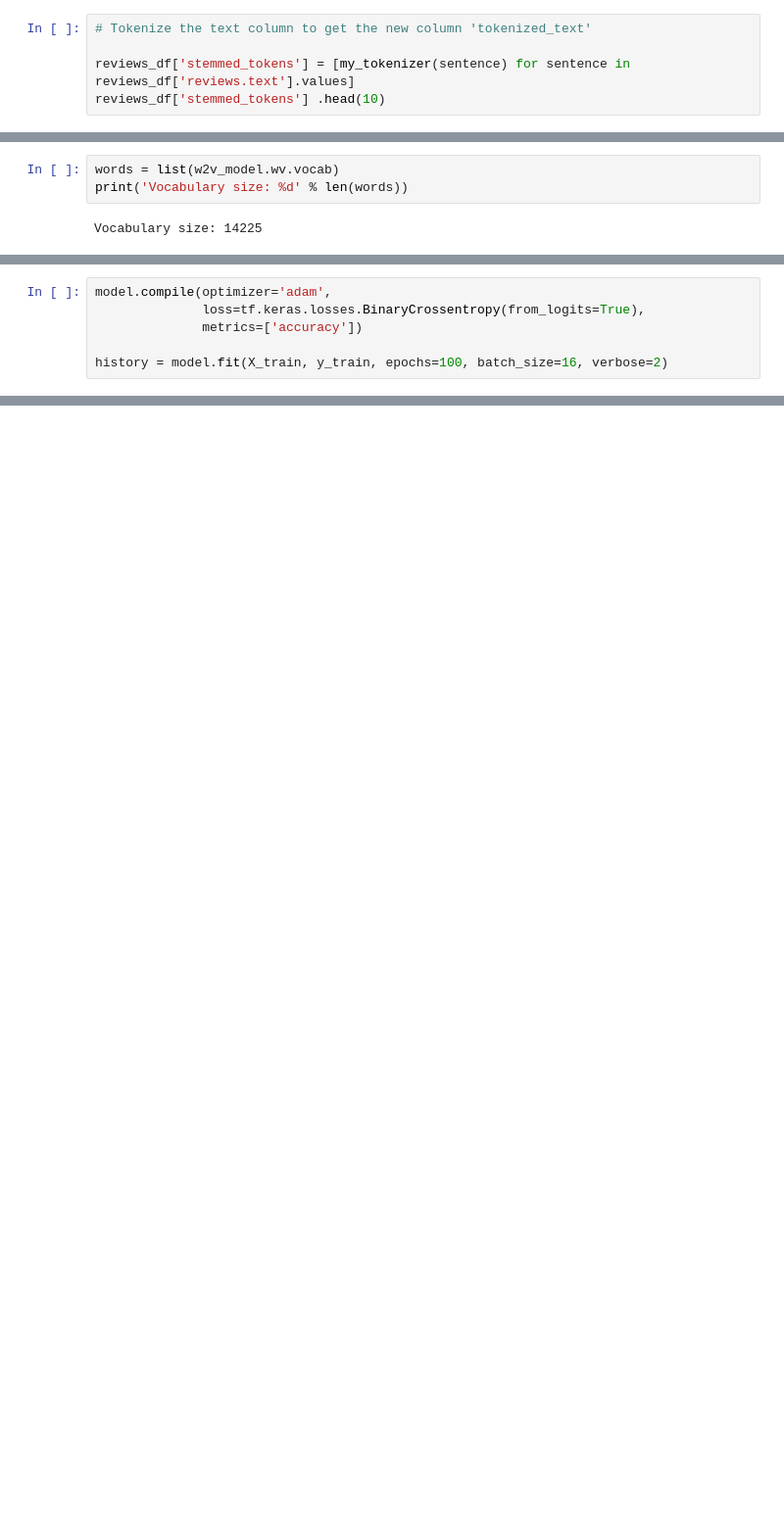
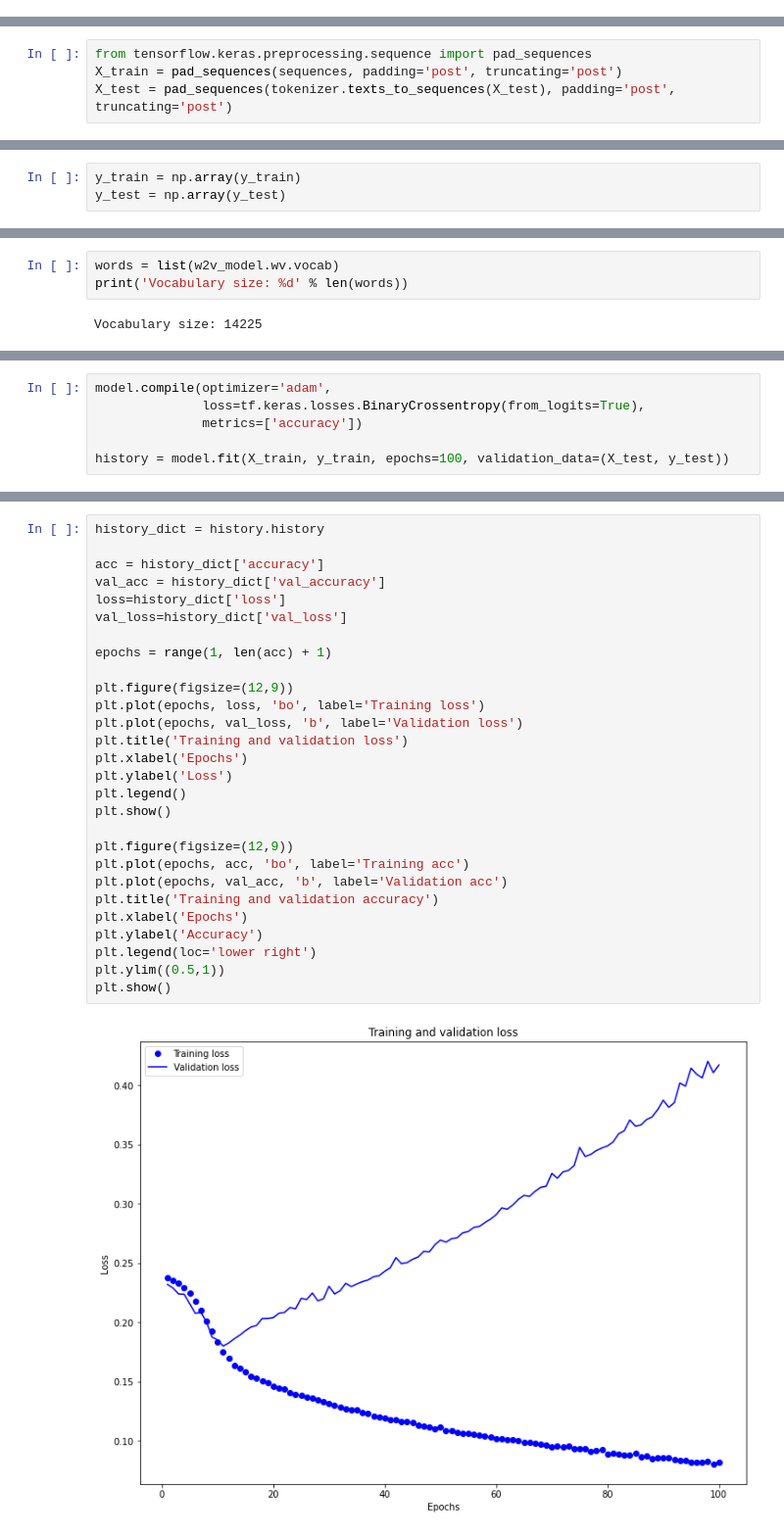
Before and after one commit to elsajun/Sentiment-Analysis-BrainStation-Capstone, a Jupyter notebook: Capstone - Neural Network only-with word embeddingGlove.ipynb, the cells around one changed output, grey strips where cells are left out. Shown at 98% size. Cells and saved outputs as stored; diff of their text form; blank space fills up the shorter version.

Commit message:
fixed error, plotting validation loss & accuracy

```diff
--- a/Capstone - Neural Network only-with word embeddingGlove.ipynb
+++ b/Capstone - Neural Network only-with word embeddingGlove.ipynb
@@ -195,5 +179,0 @@ def my_tokenizer(sentence):
-# %%
-# Tokenize the text column to get the new column 'tokenized_text'
-
-reviews_df['stemmed_tokens'] = [my_tokenizer(sentence) for sentence in reviews_df['reviews.text'].values]
-reviews_df['stemmed_tokens'] .head(10)
@@ -260 +206,5 @@ test_data = tf.data.Dataset.from_tensor_slices((X_test, y_test))
+# %%
+from tensorflow.keras.preprocessing.sequence import pad_sequences
+X_train = pad_sequences(sequences, padding='post', truncating='post')
+X_test = pad_sequences(tokenizer.texts_to_sequences(X_test), padding='post', truncating='post')
 # %%
@@ -275,3 +240,6 @@ array([b'son is enjoying the whole tablet. He is glad it is a quality product, b
+# %%
+y_train = np.array(y_train)
+y_test = np.array(y_test)
 # %%
 from gensim.models import Word2Vec
 import time
@@ -332,6 +301,6 @@ model.compile(optimizer='adam',
               loss=tf.keras.losses.BinaryCrossentropy(from_logits=True),
               metrics=['accuracy'])
 
-history = model.fit(X_train, y_train, epochs=100, batch_size=16, verbose=2)
+history = model.fit(X_train, y_train, epochs=100, validation_data=(X_test, y_test))
 # %% [output]
 Epoch 1/100
@@ -341,0 +323,30 @@ Function call stack:
+# %%
+history_dict = history.history
+
+acc = history_dict['accuracy']
+val_acc = history_dict['val_accuracy']
+loss=history_dict['loss']
+val_loss=history_dict['val_loss']
+
+epochs = range(1, len(acc) + 1)
+
+plt.figure(figsize=(12,9))
+plt.plot(epochs, loss, 'bo', label='Training loss')
+plt.plot(epochs, val_loss, 'b', label='Validation loss')
+plt.title('Training and validation loss')
+plt.xlabel('Epochs')
+plt.ylabel('Loss')
+plt.legend()
+plt.show()
+
+plt.figure(figsize=(12,9))
+plt.plot(epochs, acc, 'bo', label='Training acc')
+plt.plot(epochs, val_acc, 'b', label='Validation acc')
+plt.title('Training and validation accuracy')
+plt.xlabel('Epochs')
+plt.ylabel('Accuracy')
+plt.legend(loc='lower right')
+plt.ylim((0.5,1))
+plt.show()
+# %% [output]
+[figure, added]
```
Also changed, not shown: parts of 24 cells of this notebook.
